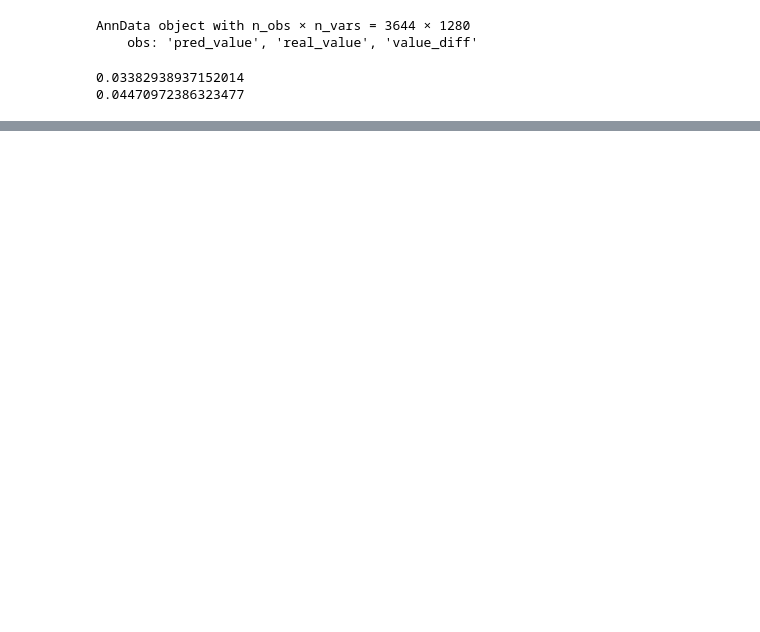
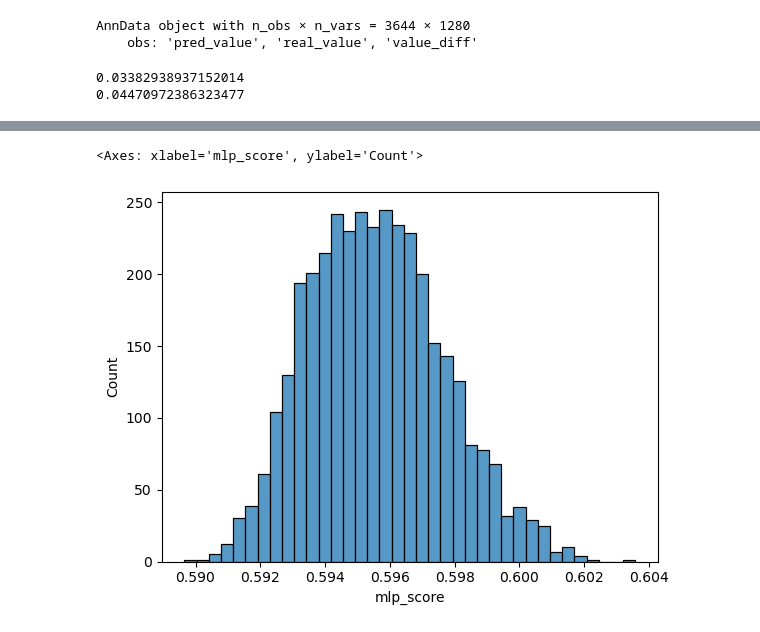
Before and after one commit to LeonHafner/PP2_reliability_score_pred, a Jupyter notebook: scripts/downstream/predict_gb1_low_vs_high.ipynb, the cells around one changed output, grey strips where cells are left out. Cells and saved outputs as stored; diff of their text form; code cells hidden in the pictures; blank space fills up the shorter version.

```diff
--- a/scripts/downstream/predict_gb1_low_vs_high.ipynb
+++ b/scripts/downstream/predict_gb1_low_vs_high.ipynb
@@ -74,0 +91,5 @@ print(adata.obs.baseline_linreg_score.corr(adata.obs.value_diff))
+# %%
+sns.histplot(adata.obs.mlp_score)
+# %% [output]
+<Axes: xlabel='mlp_score', ylabel='Count'>
+[figure, added]
```
Also changed, not shown: parts of 2 cells of this notebook, 6 other files.
